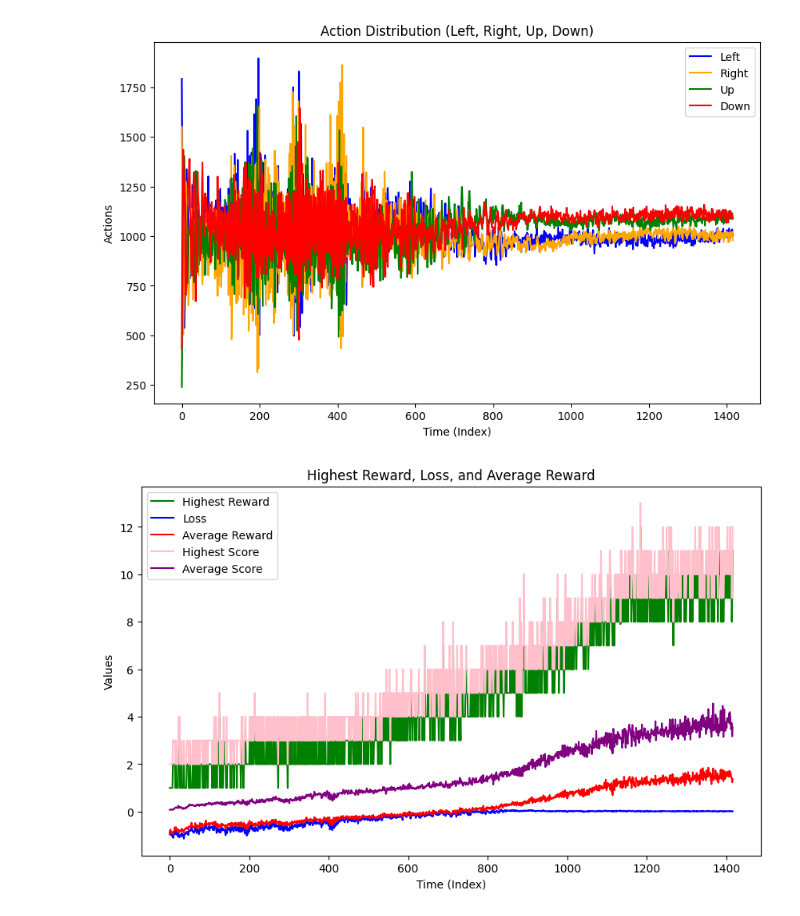
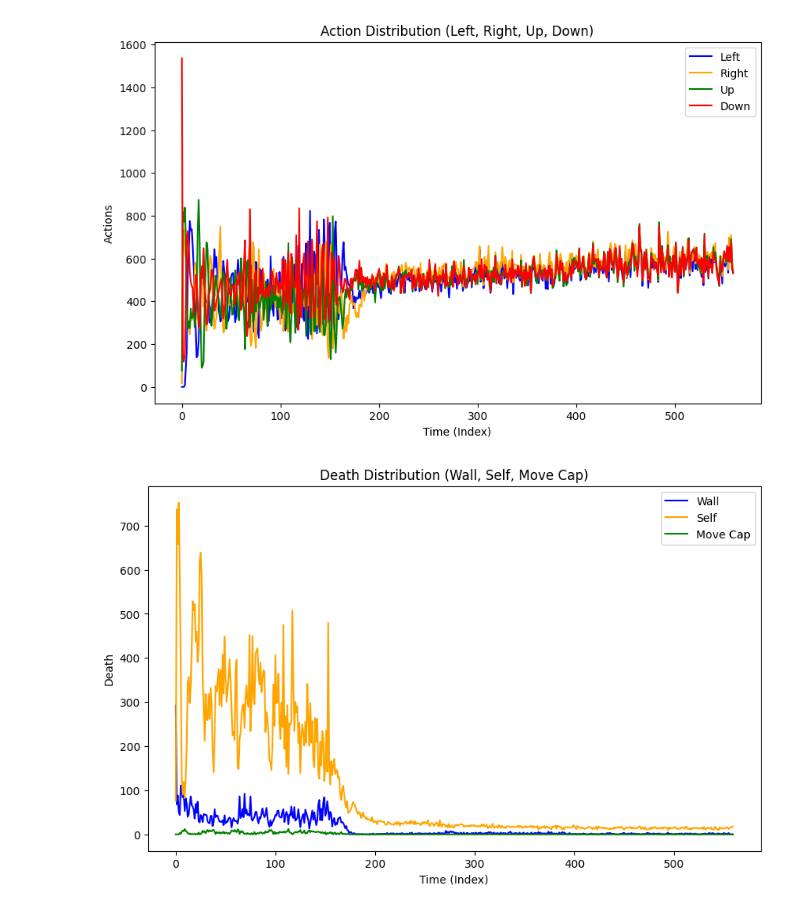
Before and after one commit to conner-replogle/snake_rust, a Jupyter notebook: data_vis.ipynb, the cells around one changed output. Drawn from its saved outputs; the diff is of its cells as text; code cells hidden in the pictures.

```diff
--- a/data_vis.ipynb
+++ b/data_vis.ipynb
@@ -28,19 +28,21 @@ def parse_and_visualize_csv(file_path):
     plt.show()
 
 
-    # plt.figure(figsize=(10, 6))
+    plt.figure(figsize=(10, 6))
 
-    # # Plot line graph for left, right, up, down
-    # plt.plot(df.index, df['death_by_wall'], label='Wall', color='blue')
-    # plt.plot(df.index, df['death_by_self'], label='Self', color='orange')
-    # plt.plot(df.index, df['death_wasted_moves'], label='Move Cap', color='green')
+    # Plot line graph for left, right, up, down
+    plt.plot(df.index, df['death_by_wall'], label='Wall', color='blue')
+    plt.plot(df.index, df['death_by_self'], label='Self', color='orange')
+    plt.plot(df.index, df['death_wasted_moves'], label='Move Cap', color='green')
+    #plt.plot(df.index, df['won'], label='Won', color='green')
 
-    # # Adding labels and title
-    # plt.xlabel('Time (Index)')
-    # plt.ylabel('Death')
-    # plt.title('Death Distribution (Wall, Self, Move Cap)')
-    # plt.legend()
-    # plt.show()
+
+    # Adding labels and title
+    plt.xlabel('Time (Index)')
+    plt.ylabel('Death')
+    plt.title('Death Distribution (Wall, Self, Move Cap)')
+    plt.legend()
+    plt.show()
 
     # 2. Plot highest reward, loss, and average reward over time (or index)
     plt.figure(figsize=(10, 6))
@@ -48,33 +50,33 @@ def parse_and_visualize_csv(file_path):
     plt.plot(df.index, df['loss'], label='Loss', color='blue')
     plt.plot(df.index, df['average_reward'], label='Average Reward', color='red')
     plt.plot(df.index, df['max_score'], label='Highest Score', color='pink')
     plt.plot(df.index, df['avg_score'], label='Average Score', color='purple')
 
 
 
         # 2. Plot highest reward, loss, and average reward over time (or index)
 
 
     # Adding labels and title
     plt.xlabel('Time (Index)')
     plt.ylabel('Values')
     plt.title('Highest Reward, Loss, and Average Reward')
     plt.legend()
     plt.show()
 
     # 3. Plot steps, games, and steps per game
     plt.figure(figsize=(10, 6))
     plt.plot(df.index, df['step_per_games'], label='Steps per Game', color='cyan')
 
     # Adding labels and title
     plt.xlabel('Time (Index)')
     plt.ylabel('Values')
     plt.title('Steps, Games, and Steps per Game')
     plt.legend()
     plt.show()
 
 # Example usage
-parse_and_visualize_csv('models/10x10_baseline/train_log.csv')
+parse_and_visualize_csv('models/new_arch_10x10/train_log.csv')
 # %% [output]
-[figure, old version]
+[figure, new version]
-[figure, old version]
+[figure, new version]
```
Also changed, not shown: parts of 1 cell of this notebook, 7 other files.
